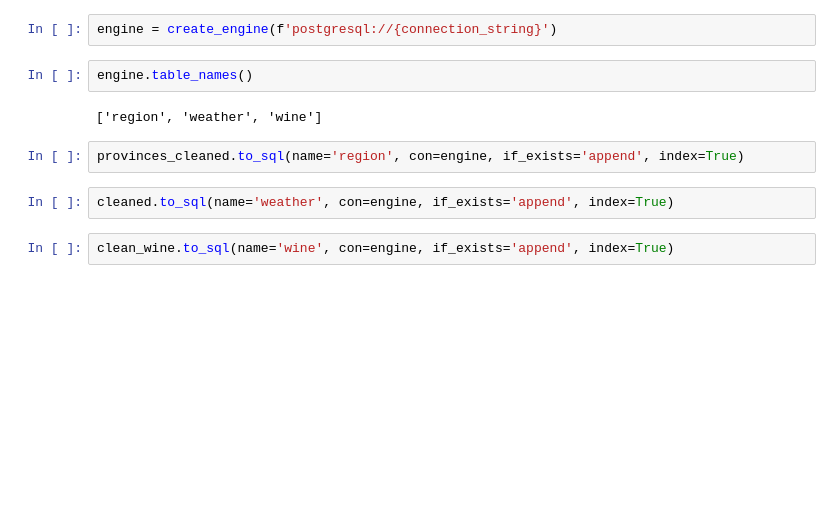
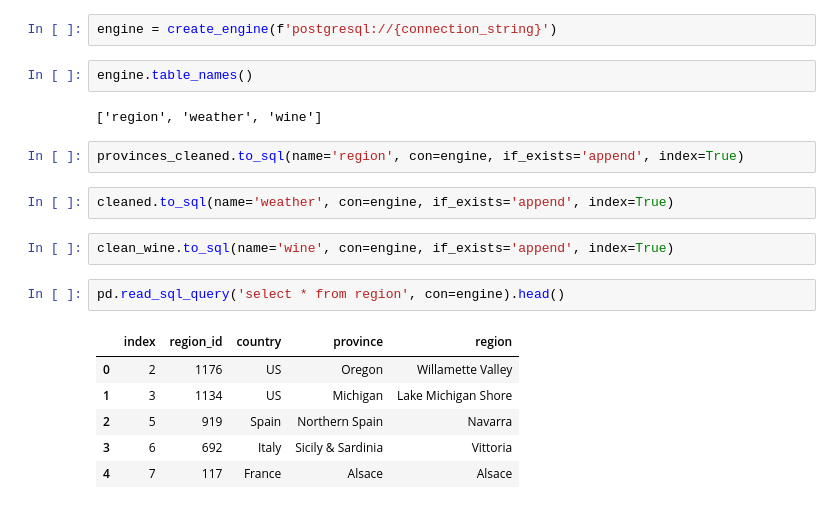
Before and after one commit to J-Schea29/ETL-Project, a Jupyter notebook: Wine_data.ipynb, the cells around one changed output. Saved outputs shown, nothing was run; the diff lists cells and outputs as text; blank space fills up the shorter version.

```diff
--- a/Wine_data.ipynb
+++ b/Wine_data.ipynb
@@ -284,3 +284,12 @@ provinces_cleaned.to_sql(name='region', con=engine, if_exists='append', index=Tr
 cleaned.to_sql(name='weather', con=engine, if_exists='append', index=True)
 # %%
 clean_wine.to_sql(name='wine', con=engine, if_exists='append', index=True)
+# %%
+pd.read_sql_query('select * from region', con=engine).head()
+# %% [output]
+|  | index | region_id | country | province | region |
+| 0 | 2 | 1176 | US | Oregon | Willamette Valley |
+| 1 | 3 | 1134 | US | Michigan | Lake Michigan Shore |
+| 2 | 5 | 919 | Spain | Northern Spain | Navarra |
+| 3 | 6 | 692 | Italy | Sicily & Sardinia | Vittoria |
+| 4 | 7 | 117 | France | Alsace | Alsace |
```
Also changed, not shown: parts of 2 cells of this notebook.
